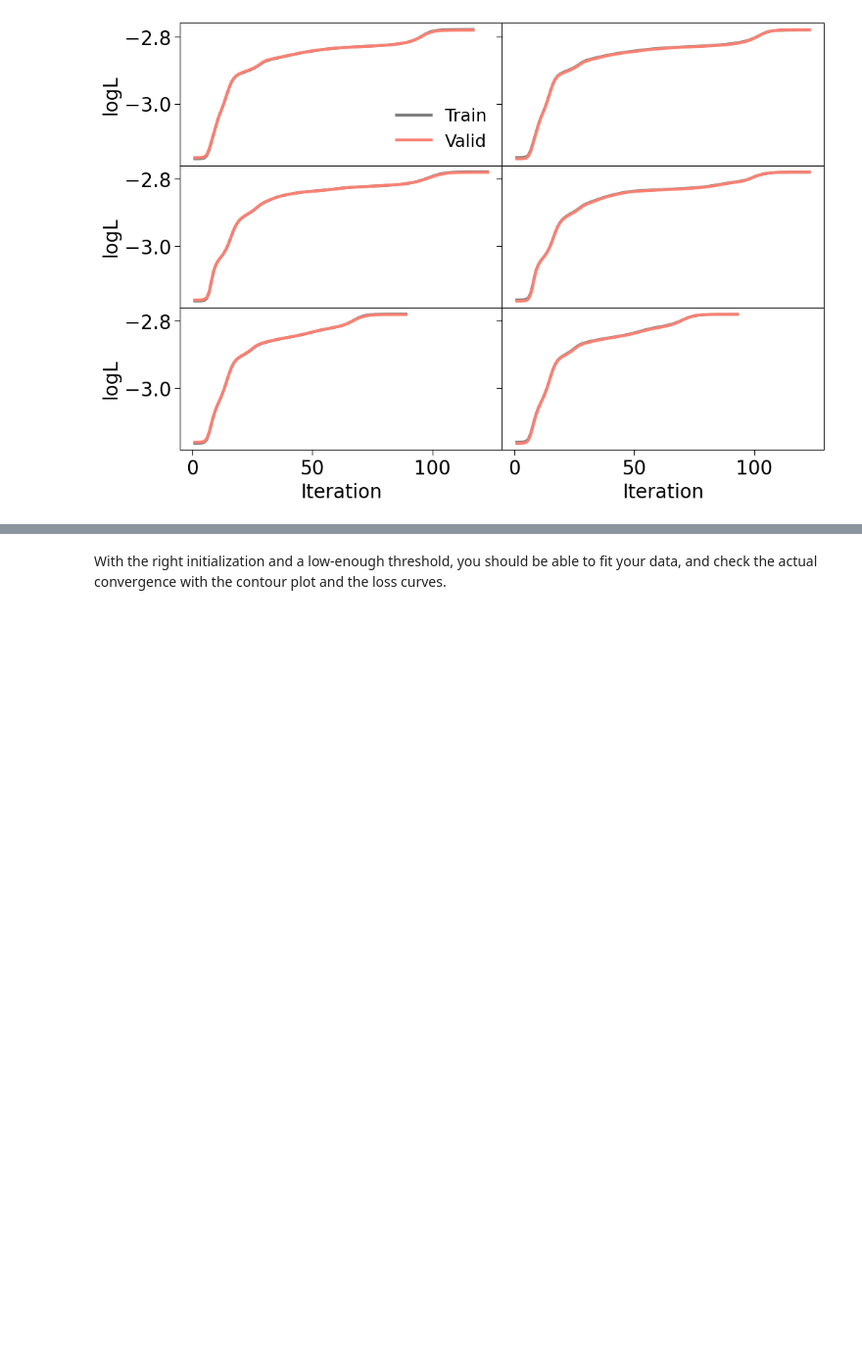
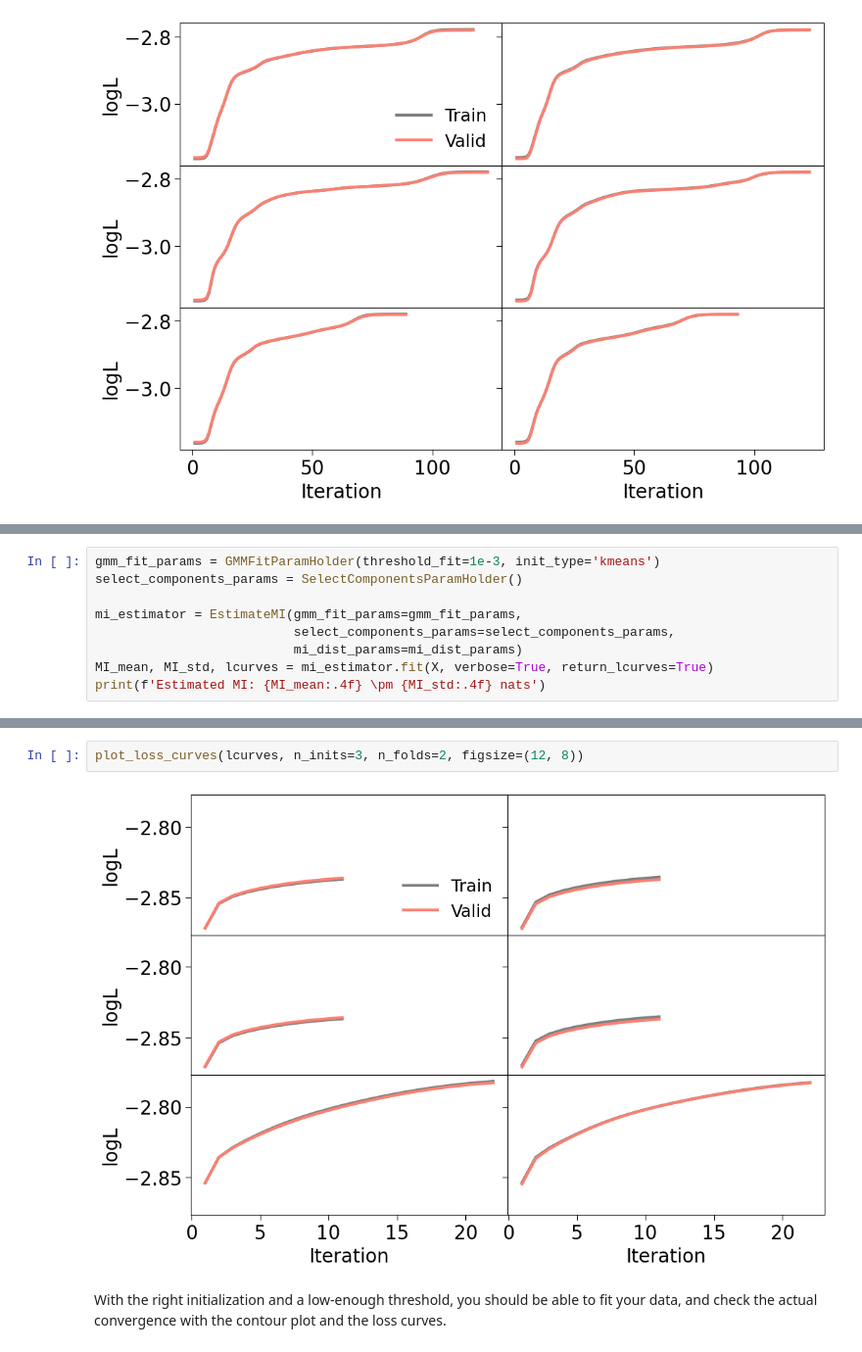
Before and after one commit to dpiras/GMM-MI, a Jupyter notebook: notebooks/walkthrough_and_pitfalls.ipynb, the cells around one changed output, grey strips where cells are left out. Shown at 98% size. Saved outputs shown, nothing was run; the diff lists cells and outputs as text; blank space fills up the shorter version.

```diff
--- a/notebooks/walkthrough_and_pitfalls.ipynb
+++ b/notebooks/walkthrough_and_pitfalls.ipynb
@@ -307,0 +310,9 @@ plot_loss_curves(lcurves, n_inits=3, n_folds=2, figsize=(12, 8))
+# %%
+gmm_fit_params = GMMFitParamHolder(threshold_fit=1e-3, init_type='kmeans')
+select_components_params = SelectComponentsParamHolder()
+
+mi_estimator = EstimateMI(gmm_fit_params=gmm_fit_params,
+                          select_components_params=select_components_params,
+                          mi_dist_params=mi_dist_params)
+MI_mean, MI_std, lcurves = mi_estimator.fit(X, verbose=True, return_lcurves=True)
+print(f'Estimated MI: {MI_mean:.4f} \pm {MI_std:.4f} nats')
@@ -308,2 +338,6 @@ plot_loss_curves(lcurves, n_inits=3, n_folds=2, figsize=(12, 8))
+# %%
+plot_loss_curves(lcurves, n_inits=3, n_folds=2, figsize=(12, 8))
+# %% [output]
+[figure, added]
 # %% [markdown]
 With the right initialization and a low-enough threshold, you should be able to fit your data, and check the actual convergence with the contour plot and the loss curves.
```
Also changed, not shown: parts of 47 cells of this notebook.
